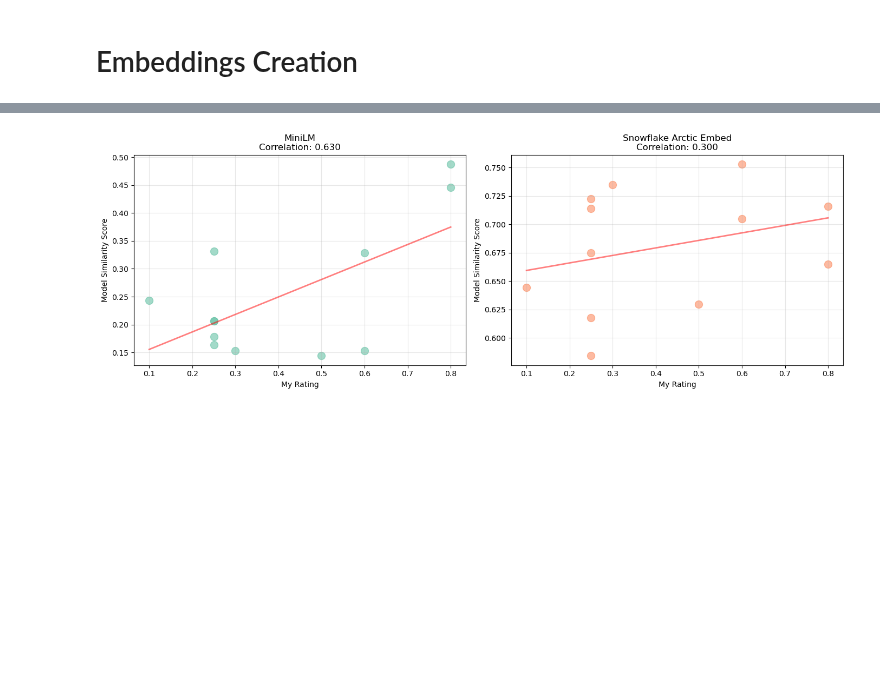
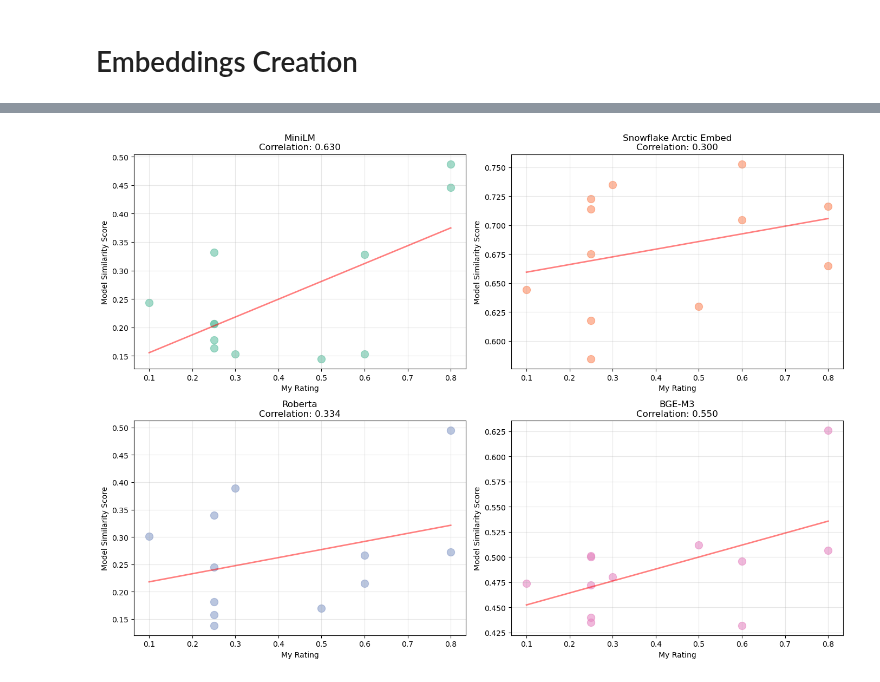
Before and after one commit to lico27/prospie, a Jupyter notebook: 7_data_preprocessor/7.1_model_selection.ipynb, the cells around one changed output, grey strips where cells are left out. Saved outputs shown, nothing was run; the diff lists cells and outputs as text; code cells hidden in the pictures; blank space fills up the shorter version.

Commit message:
compare two more models

```diff
--- a/7_data_preprocessor/7.1_model_selection.ipynb
+++ b/7_data_preprocessor/7.1_model_selection.ipynb
@@ -94,5 +102,5 @@ Recipients: (12, 5) | Funders: (12, 14) | Evaluation Pairs: (12, 6)
 # %%
-models = ["all-MiniLM-L6-v2", "Snowflake/snowflake-arctic-embed-s"]
+models = ["all-MiniLM-L6-v2", "Snowflake/snowflake-arctic-embed-s", "all-roberta-large-v1", "BAAI/bge-large-en-v1.5"]
 results = []
 
 #concat columns and replace NAs with empty strings
@@ -126,7 +134,9 @@ for model_name in models:
 #make dfs
 evaluation_pairs = evaluation_pairs[["funder_name", "recipient_name","my_rating",
                 "all-MiniLM-L6-v2_sim",
-                "Snowflake/snowflake-arctic-embed-s_sim"]]
+                "Snowflake/snowflake-arctic-embed-s_sim",
+                "all-roberta-large-v1_sim",
+                "BAAI/bge-large-en-v1.5_sim"]]
 results_df = pd.DataFrame(results)
 # %%
 #view pairs with scores from each model
@@ -155,27 +166,30 @@ results_df
 # %%
 #make scatterplots
-fig, axes = plt.subplots(1, 2, figsize=(14, 5))
+fig, axes = plt.subplots(2, 2, figsize=(14, 10))
+axes = axes.flatten()
 
 for idx, (model_col, title) in enumerate([
     ("all-MiniLM-L6-v2_sim", "MiniLM"),
-    ("Snowflake/snowflake-arctic-embed-s_sim", "Snowflake Arctic Embed")
+    ("Snowflake/snowflake-arctic-embed-s_sim", "Snowflake Arctic Embed"),
+    ("all-roberta-large-v1_sim", "Roberta"),
+    ("BAAI/bge-large-en-v1.5_sim", "BGE-M3")
 ]):
     axes[idx].scatter(evaluation_pairs["my_rating"], evaluation_pairs[model_col],
                         alpha=0.6, s=100, color=colours[idx])
 
     #show line of best fit
     z = np.polyfit(evaluation_pairs["my_rating"], evaluation_pairs[model_col], 1)
     p = np.poly1d(z)
     axes[idx].plot(evaluation_pairs["my_rating"].sort_values(),
                     p(evaluation_pairs["my_rating"].sort_values()),
                     "r-", alpha=0.5, linewidth=2)
 
     axes[idx].set_xlabel("My Rating")
     axes[idx].set_ylabel("Model Similarity Score")
     axes[idx].set_title(f"{title}\nCorrelation: {results_df.iloc[idx]['correlation']:.3f}")
     axes[idx].grid(True, alpha=0.3)
 
 plt.tight_layout()
 plt.show()
 # %% [output]
-[figure, old version]
+[figure, new version]
```
Also changed, not shown: parts of 4 cells of this notebook.
